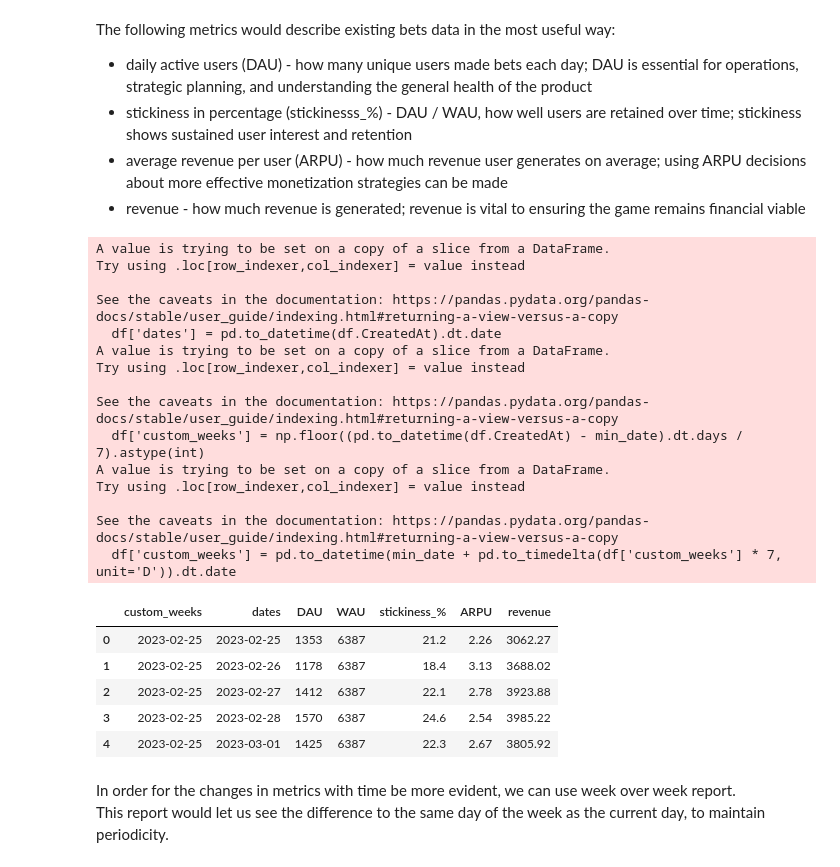
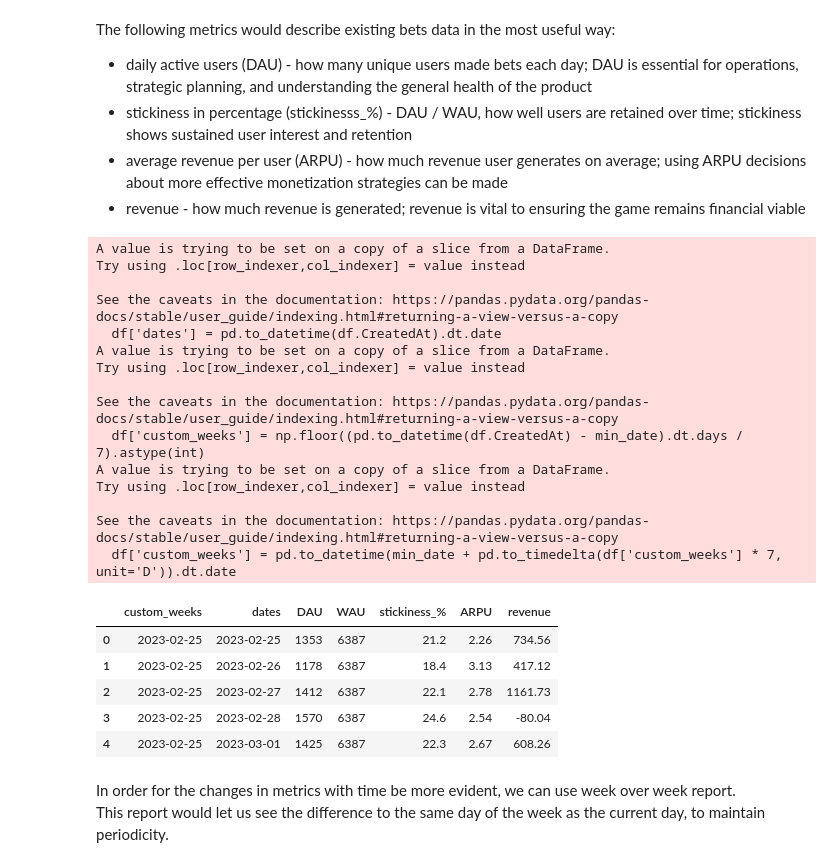
Before and after one commit to stasbub/seed, a Jupyter notebook: src/Aviatrix/aviatrix.ipynb, the cells around one changed output. Cells and saved outputs as stored; diff of their text form; code cells hidden in the pictures.

```diff
--- a/src/Aviatrix/aviatrix.ipynb
+++ b/src/Aviatrix/aviatrix.ipynb
@@ -162,52 +161,58 @@ weekly_metrics = df.groupby(["custom_weeks"]) \
                     .reset_index()
 
 daily_metrics = df.groupby(["custom_weeks", "dates", "UserId"]) \
-                    .agg(euros_bet=("stake_eur", "sum")) \
+                    .agg(euros_bet=("stake_eur", "sum"),
+                         euro_won=("won_eur", "sum")) \
                     .reset_index() \
                         .groupby(["custom_weeks", "dates"]) \
                         .agg(
                             DAU=("UserId", "nunique"),
                             ARPU=("euros_bet", "mean"),
-                            revenue=("euros_bet", "sum")
+                            euros_bet=("euros_bet", "sum"),
+                            euro_won=("euro_won", "sum")
                         ) \
                         .reset_index()
+
+daily_metrics['revenue'] = daily_metrics.euros_bet - daily_metrics.euro_won
+
+daily_metrics.drop(['euros_bet', 'euro_won'], axis=1, inplace=True)
 
 metrics_by_weeks = daily_metrics.merge(weekly_metrics, on='custom_weeks')
 
 metrics_by_weeks['DAU'] = metrics_by_weeks.DAU.round().astype("int")
 metrics_by_weeks['ARPU'] = metrics_by_weeks.ARPU.round(2)
 
 metrics_by_weeks['stickiness_%'] = ((metrics_by_weeks.DAU / metrics_by_weeks.WAU) * 100).round(1)
 
 move_WAU = metrics_by_weeks.pop('WAU')
 metrics_by_weeks.insert(3, move_WAU.name, move_WAU)
 
 move_stickiness = metrics_by_weeks.pop('stickiness_%')
 metrics_by_weeks.insert(4, move_stickiness.name, move_stickiness)
 
 metrics_by_weeks.head(5)
 # %% [output]
 A value is trying to be set on a copy of a slice from a DataFrame.
 Try using .loc[row_indexer,col_indexer] = value instead
 
 See the caveats in the documentation: https://pandas.pydata.org/pandas-docs/stable/user_guide/indexing.html#returning-a-view-versus-a-copy
   df['dates'] = pd.to_datetime(df.CreatedAt).dt.date
 A value is trying to be set on a copy of a slice from a DataFrame.
 Try using .loc[row_indexer,col_indexer] = value instead
 
 See the caveats in the documentation: https://pandas.pydata.org/pandas-docs/stable/user_guide/indexing.html#returning-a-view-versus-a-copy
   df['custom_weeks'] = np.floor((pd.to_datetime(df.CreatedAt) - min_date).dt.days / 7).astype(int)
 A value is trying to be set on a copy of a slice from a DataFrame.
 Try using .loc[row_indexer,col_indexer] = value instead
 
 See the caveats in the documentation: https://pandas.pydata.org/pandas-docs/stable/user_guide/indexing.html#returning-a-view-versus-a-copy
   df['custom_weeks'] = pd.to_datetime(min_date + pd.to_timedelta(df['custom_weeks'] * 7, unit='D')).dt.date
 |  | custom_weeks | dates | DAU | WAU | stickiness_% | ARPU | revenue |
-| 0 | 2023-02-25 | 2023-02-25 | 1353 | 6387 | 21.2 | 2.26 | 3062.27 |
-| 1 | 2023-02-25 | 2023-02-26 | 1178 | 6387 | 18.4 | 3.13 | 3688.02 |
-| 2 | 2023-02-25 | 2023-02-27 | 1412 | 6387 | 22.1 | 2.78 | 3923.88 |
-| 3 | 2023-02-25 | 2023-02-28 | 1570 | 6387 | 24.6 | 2.54 | 3985.22 |
-| 4 | 2023-02-25 | 2023-03-01 | 1425 | 6387 | 22.3 | 2.67 | 3805.92 |
+| 0 | 2023-02-25 | 2023-02-25 | 1353 | 6387 | 21.2 | 2.26 | 734.56 |
+| 1 | 2023-02-25 | 2023-02-26 | 1178 | 6387 | 18.4 | 3.13 | 417.12 |
+| 2 | 2023-02-25 | 2023-02-27 | 1412 | 6387 | 22.1 | 2.78 | 1161.73 |
+| 3 | 2023-02-25 | 2023-02-28 | 1570 | 6387 | 24.6 | 2.54 | -80.04 |
+| 4 | 2023-02-25 | 2023-03-01 | 1425 | 6387 | 22.3 | 2.67 | 608.26 |
 # %% [markdown]
 In order for the changes in metrics with time be more evident, we can use week over week report. \
 This report would let us see the difference to the same day of the week as the current day, to maintain periodicity.
```
Also changed, not shown: parts of 5 cells of this notebook.
